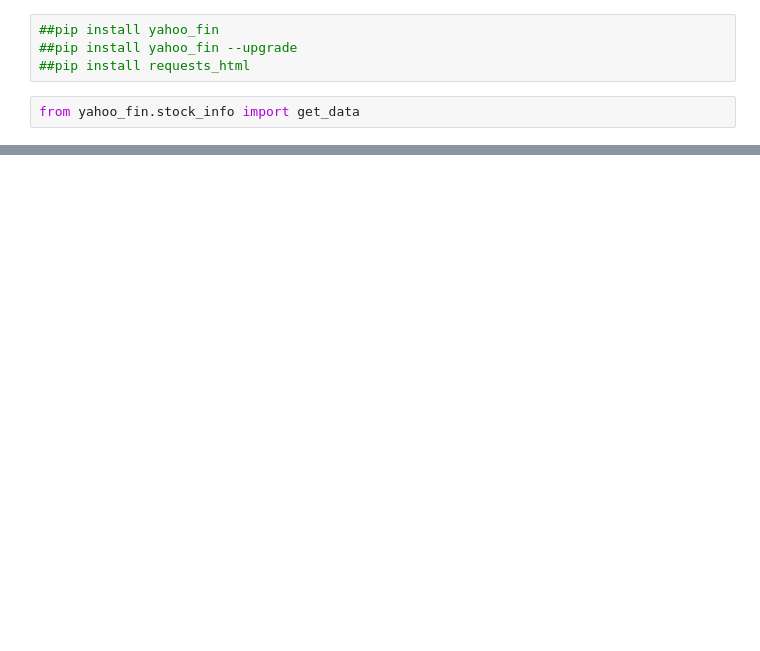
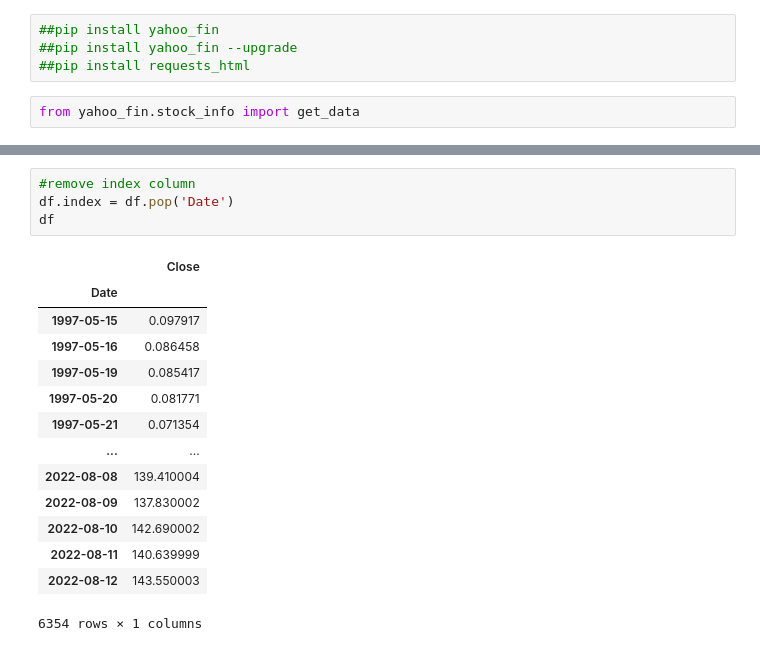
Before and after one commit to Martamorningham/Final_Project, a Jupyter notebook: Stocks.ipynb, the cells around one changed output, grey strips where cells are left out. Cells and saved outputs as stored; diff of their text form; blank space fills up the shorter version.

```diff
--- a/Stocks.ipynb
+++ b/Stocks.ipynb
@@ -23,0 +102,19 @@ amzn_weekly
+# %%
+#remove index column
+df.index = df.pop('Date')
+df
+# %% [output]
+|  | Close |
+| Date |  |
+| 1997-05-15 | 0.097917 |
+| 1997-05-16 | 0.086458 |
+| 1997-05-19 | 0.085417 |
+| 1997-05-20 | 0.081771 |
+| 1997-05-21 | 0.071354 |
+| ... | ... |
+| 2022-08-08 | 139.410004 |
+| 2022-08-09 | 137.830002 |
+| 2022-08-10 | 142.690002 |
+| 2022-08-11 | 140.639999 |
+| 2022-08-12 | 143.550003 |
+6354 rows × 1 columns
```
Also changed, not shown: parts of 21 cells of this notebook, 1 other file.
